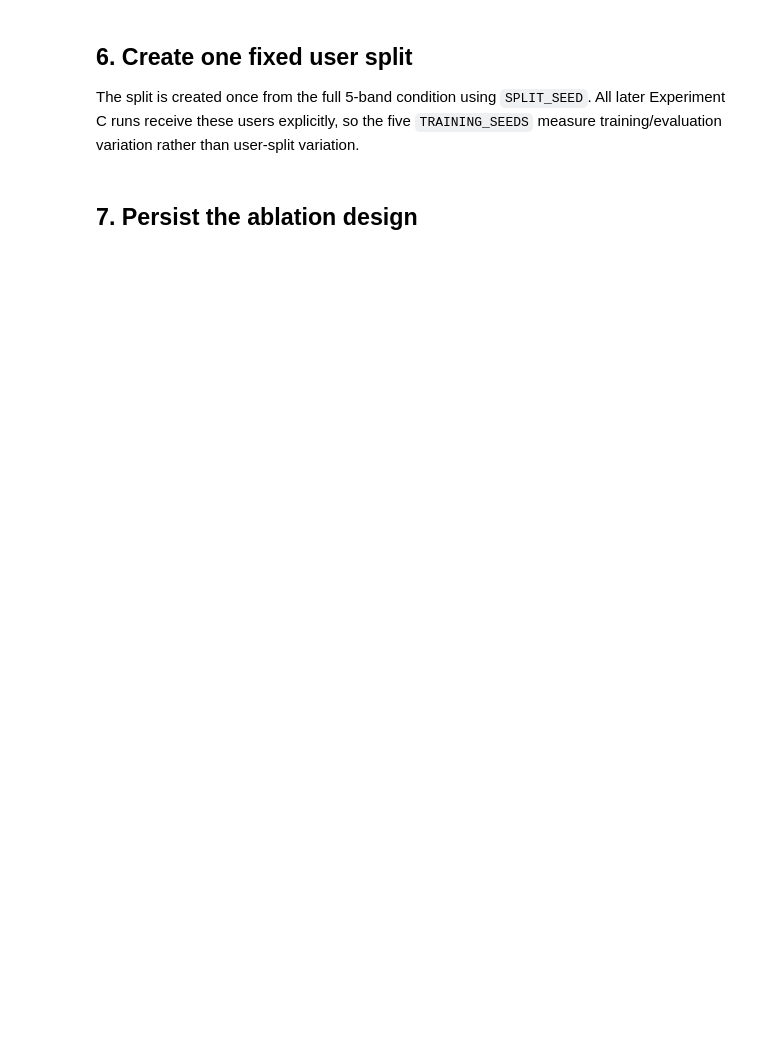
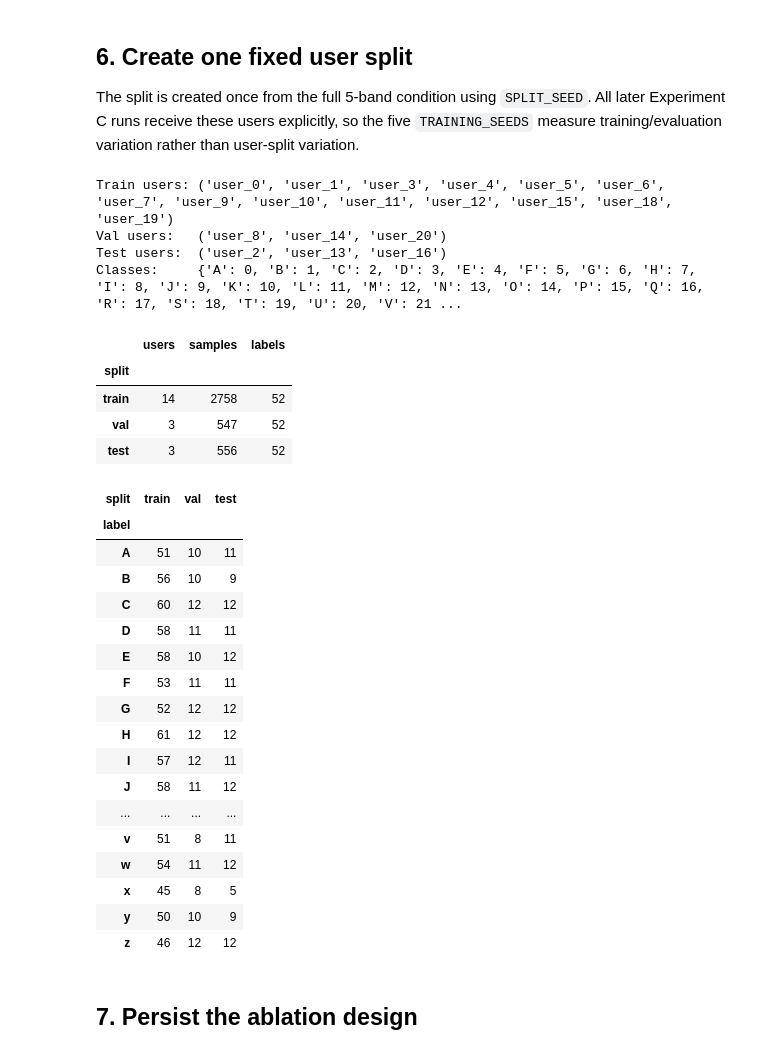
Before and after one commit to hellowPluto78700/writingRing, a Jupyter notebook: notebooks/experiment_C_frequency_mask_ablation.ipynb, the cells around one changed output. Saved outputs shown, nothing was run; the diff lists cells and outputs as text; code cells hidden in the pictures; blank space fills up the shorter version.

Commit message:
Add label selection to Experiment C ablation notebook

```diff
--- a/notebooks/experiment_C_frequency_mask_ablation.ipynb
+++ b/notebooks/experiment_C_frequency_mask_ablation.ipynb
@@ -682,6 +733,32 @@ def manifest_signature(frame: pd.DataFrame) -> pd.DataFrame:
     if missing:
         raise KeyError(f"sample_manifest missing columns: {missing}")
     return frame.loc[:, columns].sort_values("sample_id").reset_index(drop=True)
+
+
+def final_cohort_manifest(frame: pd.DataFrame, *, condition_name: str) -> pd.DataFrame:
+    """Return the user- and label-selected manifest used for preflight checks."""
+    selected = frame.copy().reset_index(drop=True)
+    if EXCLUDED_USERS:
+        excluded_users = {normalize_user_name(value) for value in EXCLUDED_USERS}
+        normalized_users = selected["user"].astype(str).map(normalize_user_name)
+        selected = selected.loc[~normalized_users.isin(excluded_users)].reset_index(drop=True)
+
+    if INCLUDED_LABELS is None:
+        return selected
+
+    requested_labels = tuple(str(label) for label in INCLUDED_LABELS)
+    available_labels = set(selected["label"].astype(str))
+    missing_labels = [label for label in requested_labels if label not in available_labels]
+    if missing_labels:
+        raise ValueError(
+            f"{condition_name}: requested labels are absent after user exclusion: {missing_labels}"
+        )
+    if not requested_labels:
+        raise ValueError("INCLUDED_LABELS must contain at least one label when provided")
+
+    return selected.loc[
+        selected["label"].astype(str).isin(set(requested_labels))
+    ].reset_index(drop=True)
 
 
 DATA_BY_CONDITION: dict[str, object] = {}
@@ -695,7 +772,9 @@ for condition in CONDITIONS:
         repository_root=REPO_ROOT,
         require_reconstruction=True,
     )
-    signature = manifest_signature(data.sample_manifest)
+    signature = manifest_signature(
+        final_cohort_manifest(data.sample_manifest, condition_name=name)
+    )
     if REFERENCE_SIGNATURE is None:
         REFERENCE_SIGNATURE = signature
     elif not signature.equals(REFERENCE_SIGNATURE):
@@ -727,29 +814,66 @@ The split is created once from the full 5-band condition using `SPLIT_SEED`. All
 # %%
 
 FULL_CONDITION = next((c for c in CONDITIONS if c["role"] == "full_5band_baseline"), None)
 BACKBONE_CONDITION = next((c for c in CONDITIONS if c["role"] == "backbone_baseline"), None)
 
 FIXED_SPLIT = None
 if FULL_CONDITION is not None:
     full_name = str(FULL_CONDITION["condition"])
     full_manifest = DATA_BY_CONDITION[full_name].sample_manifest
     FIXED_SPLIT = prepare_user_disjoint_splits(
         full_manifest,
         train_fraction=TRAIN_FRACTION,
         val_fraction=VAL_FRACTION,
         seed=SPLIT_SEED,
         excluded_users=EXCLUDED_USERS,
         included_labels=INCLUDED_LABELS,
         require_all_users_assigned=True,
         require_all_labels_in_all_splits=REQUIRE_ALL_LABELS_IN_ALL_SPLITS,
     )
 
+    if INCLUDED_LABELS is not None:
+        expected_labels = {str(label) for label in INCLUDED_LABELS}
+        actual_labels = set(FIXED_SPLIT.sample_manifest["label"].astype(str))
+        if actual_labels != expected_labels:
+            raise AssertionError(
+                f"Final split labels {sorted(actual_labels)} do not match "
+                f"INCLUDED_LABELS {list(INCLUDED_LABELS)}"
+            )
+
     print("Train users:", FIXED_SPLIT.train_users)
     print("Val users:  ", FIXED_SPLIT.val_users)
     print("Test users: ", FIXED_SPLIT.test_users)
     print("Classes:    ", FIXED_SPLIT.class_to_idx)
     display(FIXED_SPLIT.split_summary)
     display(FIXED_SPLIT.label_split_counts)
+# %% [output]
+Train users: ('user_0', 'user_1', 'user_3', 'user_4', 'user_5', 'user_6', 'user_7', 'user_9', 'user_10', 'user_11', 'user_12', 'user_15', 'user_18', 'user_19')
+Val users:   ('user_8', 'user_14', 'user_20')
+Test users:  ('user_2', 'user_13', 'user_16')
+Classes:     {'A': 0, 'B': 1, 'C': 2, 'D': 3, 'E': 4, 'F': 5, 'G': 6, 'H': 7, 'I': 8, 'J': 9, 'K': 10, 'L': 11, 'M': 12, 'N': 13, 'O': 14, 'P': 15, 'Q': 16, 'R': 17, 'S': 18, 'T': 19, 'U': 20, 'V': 21 ...
+|  | users | samples | labels |
+| split |  |  |  |
+| train | 14 | 2758 | 52 |
+| val | 3 | 547 | 52 |
+| test | 3 | 556 | 52 |
+| split | train | val | test |
+| label |  |  |  |
+| A | 51 | 10 | 11 |
+| B | 56 | 10 | 9 |
+| C | 60 | 12 | 12 |
+| D | 58 | 11 | 11 |
+| E | 58 | 10 | 12 |
+| F | 53 | 11 | 11 |
+| G | 52 | 12 | 12 |
+| H | 61 | 12 | 12 |
+| I | 57 | 12 | 11 |
+| J | 58 | 11 | 12 |
+| ... | ... | ... | ... |
+| v | 51 | 8 | 11 |
+| w | 54 | 11 | 12 |
+| x | 45 | 8 | 5 |
+| y | 50 | 10 | 9 |
+| z | 46 | 12 | 12 |
 # %% [markdown]
 
 ## 7. Persist the ablation design
```
Also changed, not shown: parts of 10 cells of this notebook.
